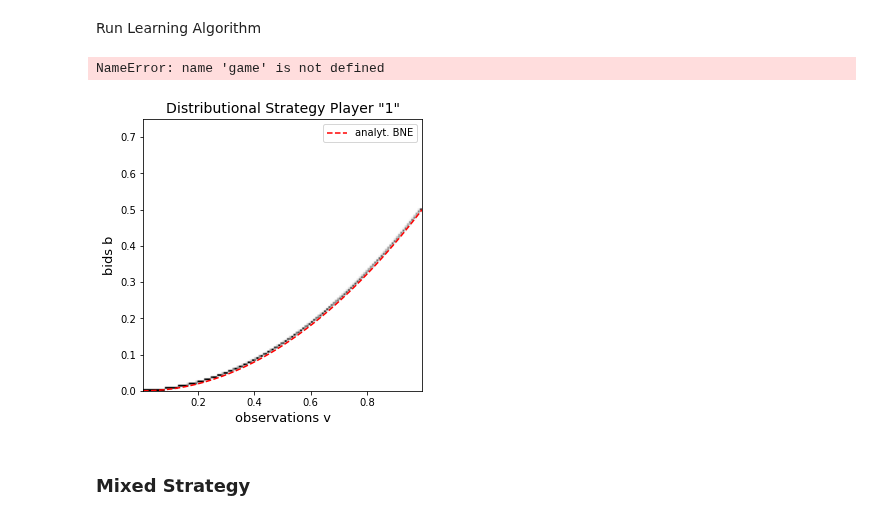
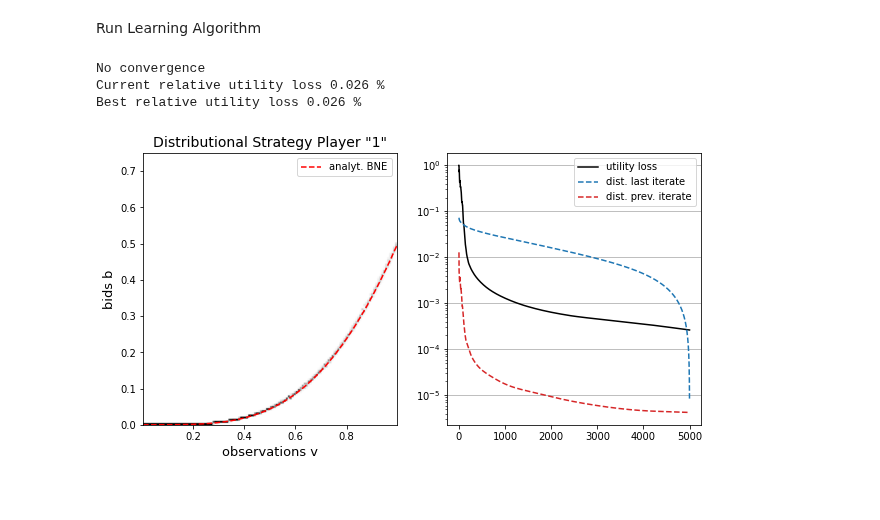
Before and after one commit to MOberlechner/soda, a Jupyter notebook: notebooks/examples/experiment_crowdsourcing.ipynb, the cells around one changed output. Saved outputs shown, nothing was run; the diff lists cells and outputs as text; code cells hidden in the pictures; blank space fills up the shorter version.

```diff
--- a/notebooks/examples/experiment_crowdsourcing.ipynb
+++ b/notebooks/examples/experiment_crowdsourcing.ipynb
@@ -16,7 +16,7 @@ from src.learner.soda import SODA
 create specific Single Item Auction setting
 # %%
 # parameter mechanism
-bidder = ['1']*15
+bidder = ['1']*5
 o_space = {i:[0.0, 1.0] for i in bidder}
 a_space = {i:[0.0, 0.75] for i in bidder}
 
@@ -32,7 +32,6 @@ m = 128
 
 # create mechanism
 mechanism = Crowdsourcing(bidder, o_space, a_space, param_prior, param_util)
-print(mechanism.own_gradient)
 
 # create approximation game
 game = Game(mechanism, n, m)
@@ -41,7 +40,7 @@ game = Game(mechanism, n, m)
 Specify Learning Algorithm
 # %%
 # parameter learner
-max_iter = int(2e3)
+max_iter = int(5e3)
 tol = 1e-5
 steprule_bool = True
 eta = 10
@@ -62,16 +61,16 @@ for i in game.set_bidder:
 # run soda
 learner.run(mechanism, game, strategies)
 # %% [output]
-NameError: name 'game' is not defined
+No convergence
+Current relative utility loss 0.026 %
+Best relative utility loss 0.026 %
 # %%
-x = np.linspace(0.0,1,100)
+x = strategies['1'].o_discr
+n_bidder = mechanism.n_bidder
 
-n_bidder = mechanism.n_bidder
-beta = lambda x: param_util["price"][0] * (n_bidder-1)/n_bidder*x**n_bidder\
-               + param_util["price"][0] * ((n_bidder-2)*x**(n_bidder-1) - (n_bidder-1)**2/n_bidder * x **n_bidder)
+beta = lambda x: param_util["prices"][0] * (n_bidder-1)/n_bidder*x**n_bidder\
+               + param_util["prices"][1] * ((n_bidder-2)*x**(n_bidder-1) - (n_bidder-1)**2/n_bidder * x **n_bidder)
 
-strategies['1'].plot(False, beta(x))
+strategies['1'].plot(True, beta(x))
 # %% [output]
-[figure, old version]
+[figure, new version]
-# %% [markdown]
-### Mixed Strategy
```
Also changed, not shown: parts of 21 cells of this notebook.
